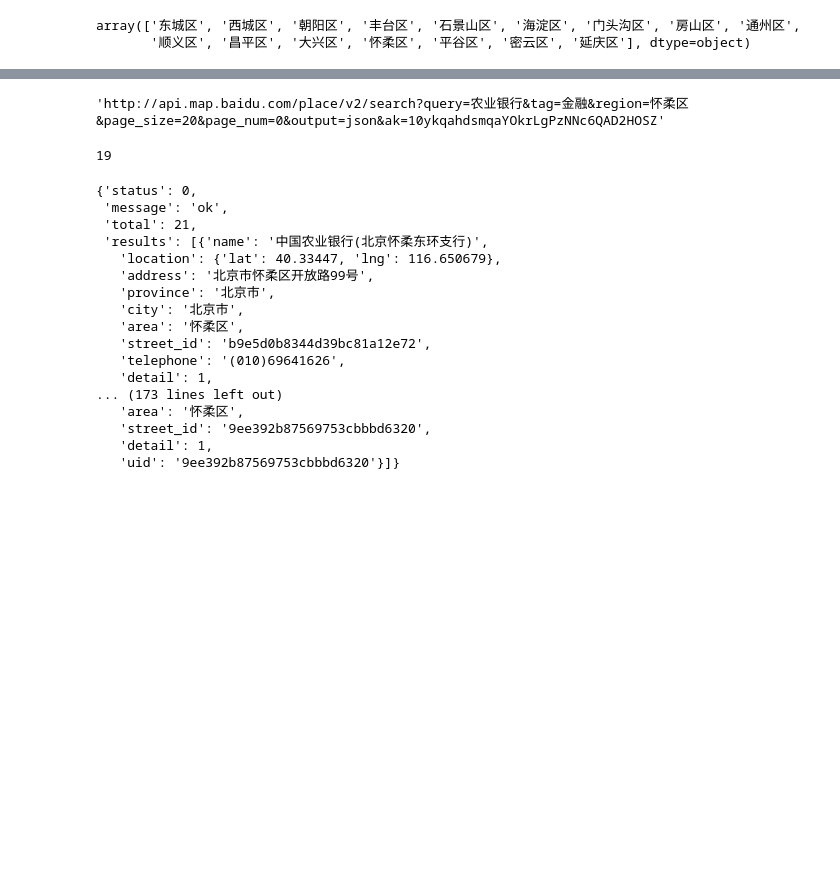
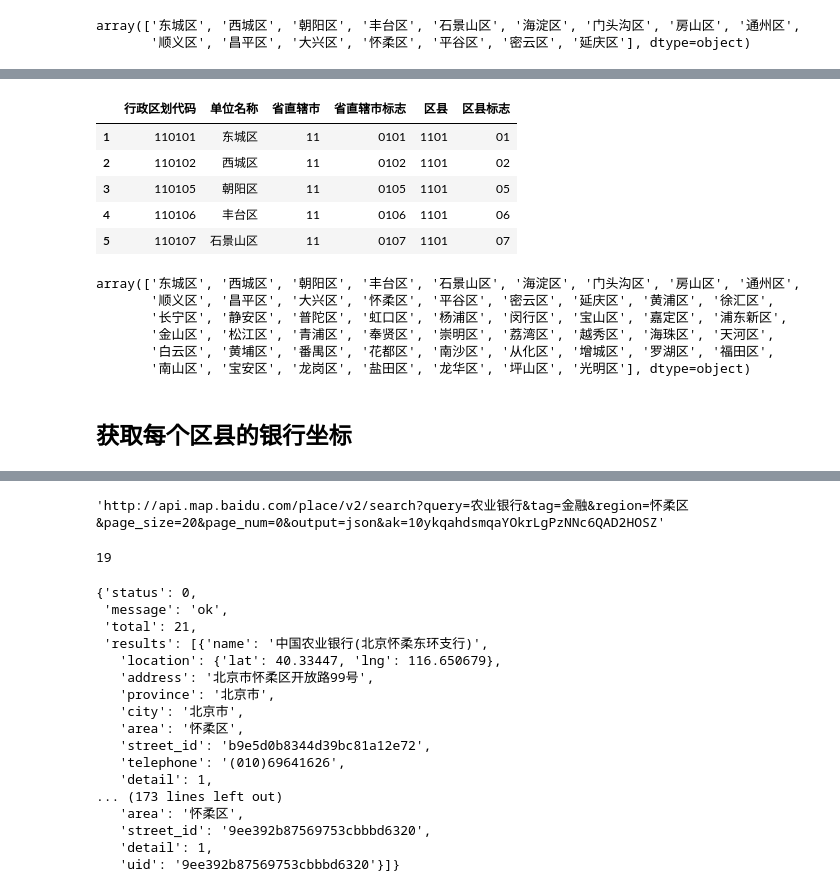
Before and after one commit to KingLu/Coursera_Capstone, a Jupyter notebook: Where_to_install_A_ATM.ipynb, the cells around one changed output, grey strips where cells are left out. Cells and saved outputs as stored; diff of their text form; code cells hidden in the pictures; blank space fills up the shorter version.

```diff
--- a/Where_to_install_A_ATM.ipynb
+++ b/Where_to_install_A_ATM.ipynb
@@ -38 +68,26 @@ array(['东城区', '西城区', '朝阳区', '丰台区', '石景山区', '海
+# %%
+df_divisions_bsgs=df_divisions[df_divisions['区县'].isin(['1101','3101','4401','4403'])]
+df_divisions_bsgs=df_divisions_bsgs[df_divisions_bsgs['区县标志']!='00']
+df_divisions_bsgs.head()
+
+# 北上广深  '1101','3101','4401','4403'
+# %% [output]
+|  | 行政区划代码 | 单位名称 | 省直辖市 | 省直辖市标志 | 区县 | 区县标志 |
+| 1 | 110101 | 东城区 | 11 | 0101 | 1101 | 01 |
+| 2 | 110102 | 西城区 | 11 | 0102 | 1101 | 02 |
+| 3 | 110105 | 朝阳区 | 11 | 0105 | 1101 | 05 |
+| 4 | 110106 | 丰台区 | 11 | 0106 | 1101 | 06 |
+| 5 | 110107 | 石景山区 | 11 | 0107 | 1101 | 07 |
+# %%
+Divisions=df_divisions_bsgs['单位名称'].unique()
+Divisions
+# %% [output]
+array(['东城区', '西城区', '朝阳区', '丰台区', '石景山区', '海淀区', '门头沟区', '房山区', '通州区',
+       '顺义区', '昌平区', '大兴区', '怀柔区', '平谷区', '密云区', '延庆区', '黄浦区', '徐汇区',
+       '长宁区', '静安区', '普陀区', '虹口区', '杨浦区', '闵行区', '宝山区', '嘉定区', '浦东新区',
+       '金山区', '松江区', '青浦区', '奉贤区', '崇明区', '荔湾区', '越秀区', '海珠区', '天河区',
+       '白云区', '黄埔区', '番禺区', '花都区', '南沙区', '从化区', '增城区', '罗湖区', '福田区',
+       '南山区', '宝安区', '龙岗区', '盐田区', '龙华区', '坪山区', '光明区'], dtype=object)
+# %% [markdown]
+## 获取每个区县的银行坐标
 # %%
```
Also changed, not shown: parts of 17 cells of this notebook.
